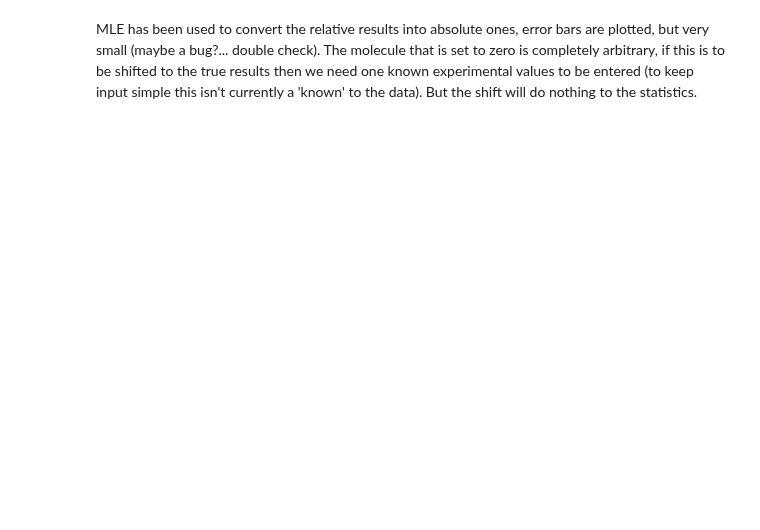
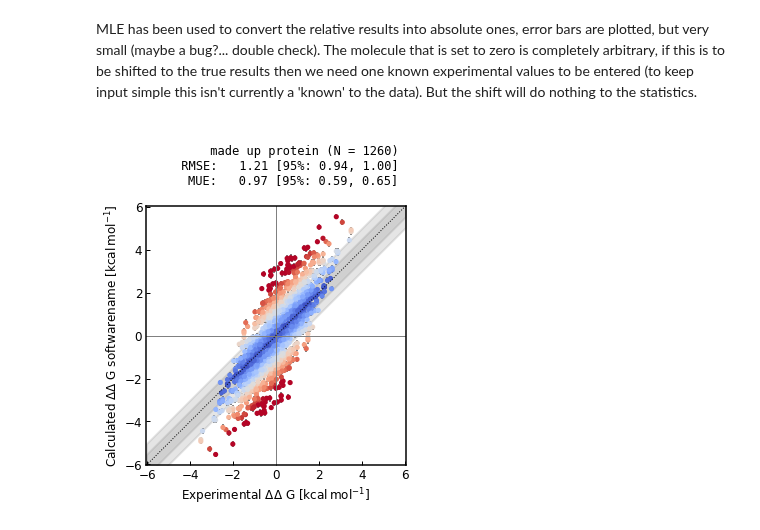
Before and after one commit to OpenFreeEnergy/cinnabar, a Jupyter notebook: freeenergyframework/examples/first-example.ipynb, the cells around one changed output. Saved outputs shown, nothing was run; the diff lists cells and outputs as text; code cells hidden in the pictures; blank space fills up the shorter version.

```diff
--- a/freeenergyframework/examples/first-example.ipynb
+++ b/freeenergyframework/examples/first-example.ipynb
@@ -28,4 +32,6 @@ AttributeError: 'list' object has no attribute 'nodes'
 MLE has been used to convert the relative results into absolute ones, error bars are plotted, but very small (maybe a bug?... double check).
 The molecule that is set to zero is completely arbitrary, if this is to be shifted to the true results then we need one known experimental values to be entered (to keep input simple this isn't currently a 'known' to the data). But the shift will do nothing to the statistics.
 # %%
-plotting.plot_all_DDGs(raw_results,method_name='softwarename',target_name='made up protein')
+plotting.plot_all_DDGs(network.graph,method_name='softwarename',target_name='made up protein')
+# %% [output]
+[figure, added]
```
Also changed, not shown: parts of 11 cells of this notebook, 2 other files.
